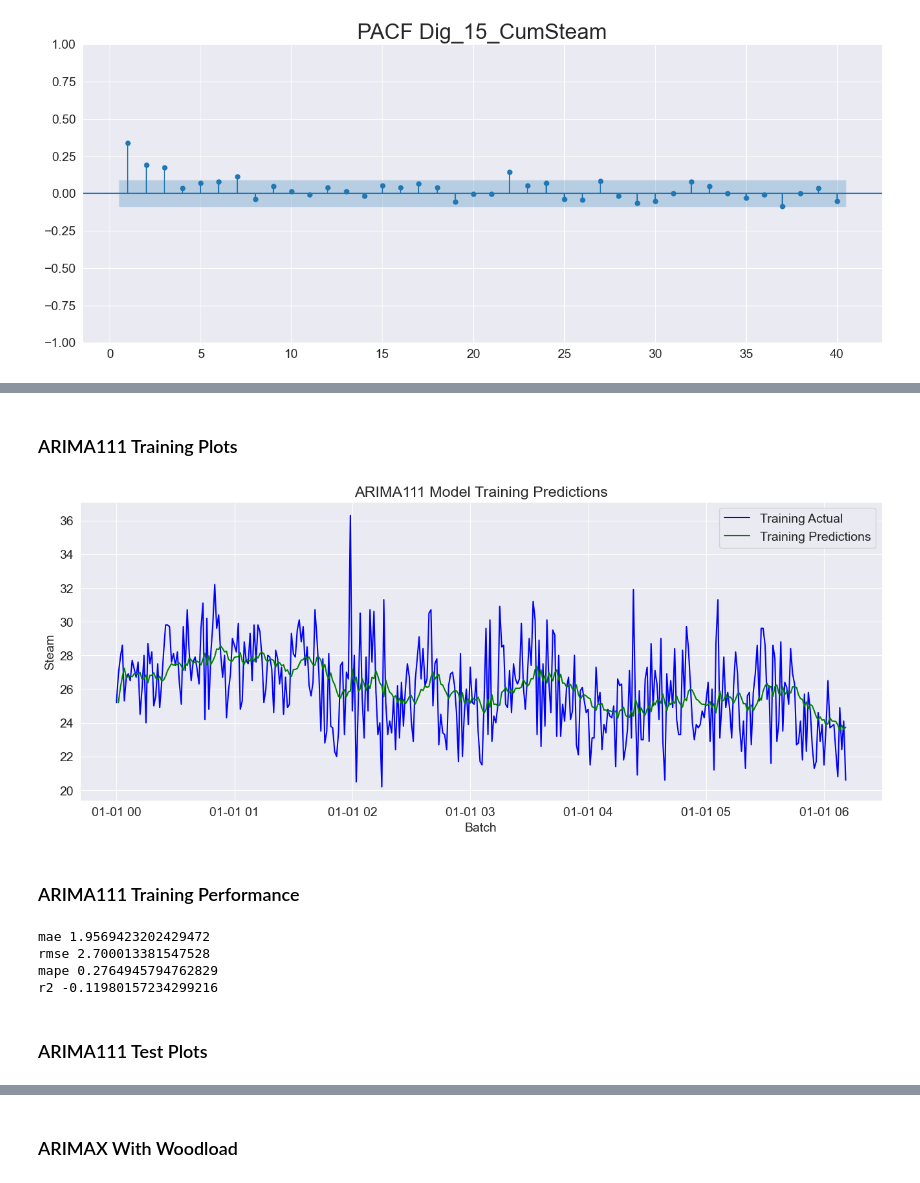
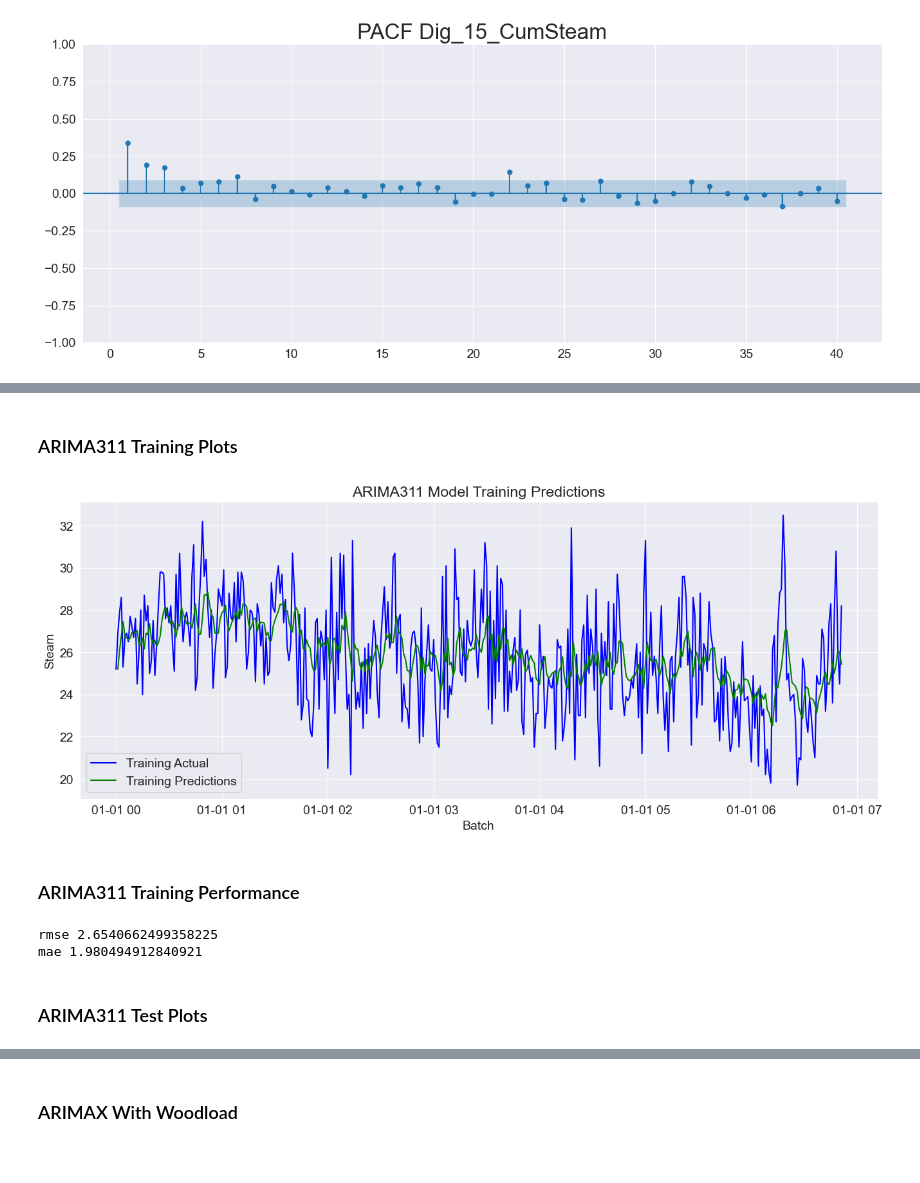
Before and after one commit to DaviesHub/linear_timeseries_analysis, a Jupyter notebook: Dig15LinearAnalysis.ipynb, the cells around one changed output, grey strips where cells are left out. Cells and saved outputs as stored; diff of their text form; code cells hidden in the pictures.

```diff
--- a/Dig15LinearAnalysis.ipynb
+++ b/Dig15LinearAnalysis.ipynb
@@ -149,8 +150,7 @@ def LLR_test(mod_1, mod_2, DF=1):
 # %%
-#AR1
-model_ar1 = ARIMA(data15_train.CUM_Steam, order=(1, 0, 0))
-results_ar1 = model_ar1.fit()
-print(results_ar1.summary())
+model_arima = ARIMA(data15_train.CUM_Steam, order=(3, 1, 1))
+results_arima = model_arima.fit()
+print(results_arima.summary())
 # %% [output]
                                SARIMAX Results
 ==============================================================================
@@ -342,61 +172,52 @@ LLR test: 1.0
 # %% [markdown]
-### ARIMA111 Training Plots
+### ARIMA311 Training Plots
 # %%
-start_date = '2023-01-01 06:12:00'
-end_date = '2023-01-01 07:44:00'
+start_date = '2023-01-01 06:52:00'
+end_date = '2023-01-01 07:37:00'
 
 # Make predictions on training dataset
-train_predictions = pd.DataFrame(results_arima111.predict())
+train_predictions = pd.DataFrame(results_arima.predict())
 #print(train_predictions)
 
 pd.set_option('display.max_rows', None)
 pd.set_option('display.max_columns', None)
 
 #Make predictions on test dataset
-test_predictions = pd.DataFrame(results_arima111.predict(start=start_date, end=end_date))
+test_predictions = pd.DataFrame(results_arima.predict(start=start_date, end=end_date))
 #print(test_predictions)
 
 # Plot actual values of training data
 plt.plot(data15_train.index, data15_train['CUM_Steam'], color='blue', label='Training Actual')
 
 # Plot predicted values of training data
 plt.plot(data15_train.index[1:], train_predictions['predicted_mean'].iloc[1:], color='green', label='Training Predictions')
 
 # Add labels and legend
-plt.title('ARIMA111 Model Training Predictions')
+plt.title('ARIMA311 Model Training Predictions')
 plt.xlabel('Batch')
 plt.ylabel('Steam')
 plt.legend()
 
 # Show plot
 plt.show()
 # %% [output]
-[figure, old version]
+[figure, new version]
 # %% [markdown]
-### ARIMA111 Training Performance
+### ARIMA311 Training Performance
 # %%
+# Calculate Root Mean Squared Error (RMSE)
+rmse = np.sqrt(mean_squared_error(data15_train['CUM_Steam'], train_predictions['predicted_mean']))
+
 # Calculate Mean Absolute Error (MAE)
 mae = mean_absolute_error(data15_train['CUM_Steam'], train_predictions['predicted_mean'])
 
-# Calculate Root Mean Squared Error (RMSE)
-rmse = np.sqrt(mean_squared_error(data15_train['CUM_Steam'], train_predictions['predicted_mean']))
-
-# Calculate Mean Absolute Percentage Error (MAPE)
-mape = np.sqrt(mean_absolute_percentage_error(data15_train['CUM_Steam'], train_predictions['predicted_mean']))
-
-r_squared = r2_score(data15_train['CUM_Steam'], train_predictions['predicted_mean'])
-
+print('rmse', rmse)
 print('mae', mae)
-print('rmse', rmse)
-print('mape', mape)
-print('r2', r_squared)
 # %% [output]
-mae 1.9569423202429472
-rmse 2.700013381547528
-mape 0.2764945794762829
-r2 -0.11980157234299216
+rmse 2.6540662499358225
+mae 1.980494912840921
 # %% [markdown]
-### ARIMA111 Test Plots
+### ARIMA311 Test Plots
 # %%
 # Plot test data
 plt.plot(data15_test.index, data15_test['CUM_Steam'], color='orange', label='Test')
```
Also changed, not shown: parts of 27 cells of this notebook.
